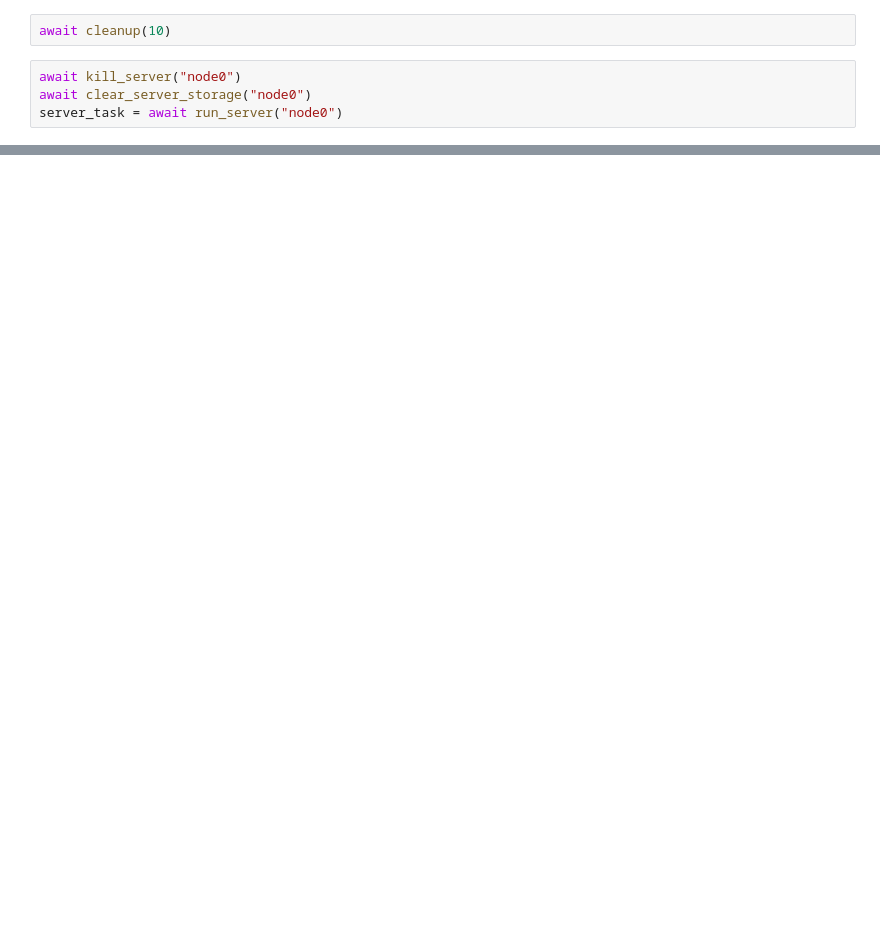
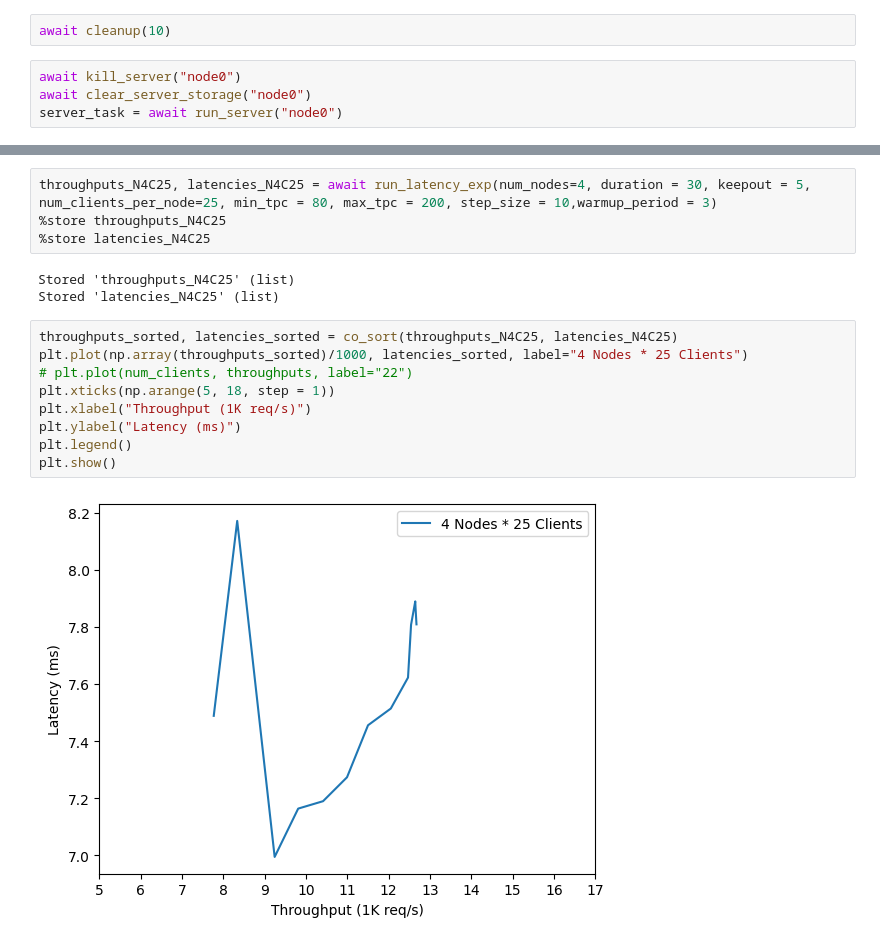
Before and after one commit to princeton-sns/frida, a Jupyter notebook: benchmark_notebook.ipynb, the cells around one changed output, grey strips where cells are left out. Saved outputs shown, nothing was run; the diff lists cells and outputs as text; blank space fills up the shorter version.

```diff
--- a/benchmark_notebook.ipynb
+++ b/benchmark_notebook.ipynb
@@ -220,3 +241,21 @@ plt.show()
+# %%
+throughputs_N4C25, latencies_N4C25 = await run_latency_exp(num_nodes=4, duration = 30, keepout = 5, num_clients_per_node=25, min_tpc = 80, max_tpc = 200, step_size = 10,warmup_period = 3)
+%store throughputs_N4C25
+%store latencies_N4C25
+# %% [output]
+Stored 'throughputs_N4C25' (list)
+Stored 'latencies_N4C25' (list)
+# %%
+throughputs_sorted, latencies_sorted = co_sort(throughputs_N4C25, latencies_N4C25)
+plt.plot(np.array(throughputs_sorted)/1000, latencies_sorted, label="4 Nodes * 25 Clients")
+# plt.plot(num_clients, throughputs, label="22")
+plt.xticks(np.arange(5, 18, step = 1))
+plt.xlabel("Throughput (1K req/s)")
+plt.ylabel("Latency (ms)")
+plt.legend()
+plt.show()
+# %% [output]
+[figure, added]
 # %%
 num_clients_n1, throughputs_n1 = await run_throughput_exp(num_nodes = 1, min_cpn = 8, max_cpn = 200, step_size=8)
 %store num_clients_n1
```
Also changed, not shown: parts of 18 cells of this notebook, 5 other files.
